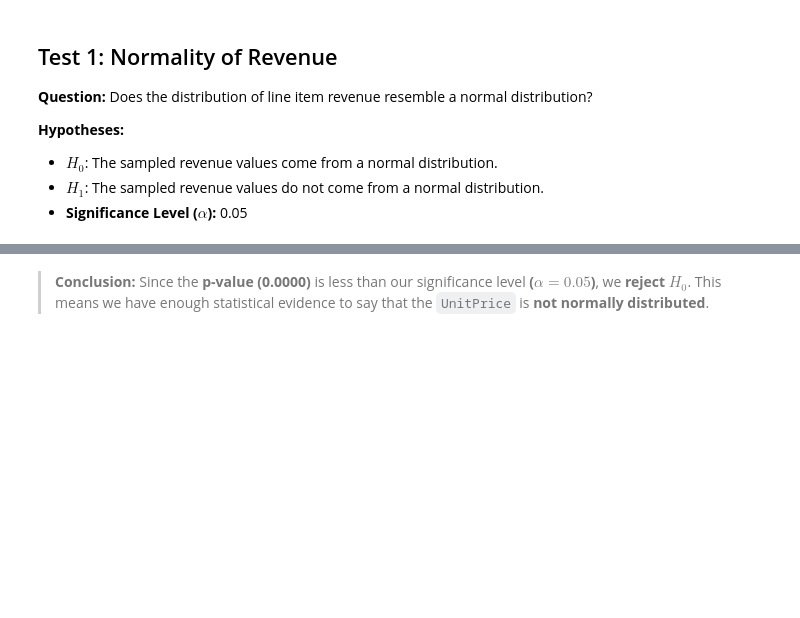
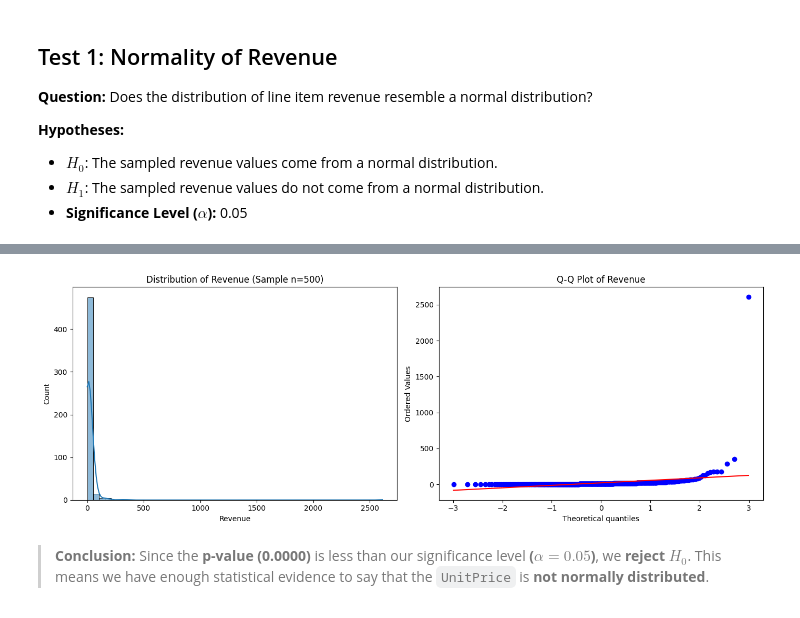
Before and after one commit to fermow/SBU-Data-Science-2026, a Jupyter notebook: Assignment_1/jupyter_notebooks_and_reports/statistical_analysis/e_commerce_statistical_analysis.ipynb, the cells around one changed output, grey strips where cells are left out. Drawn from its saved outputs; the diff is of its cells as text; code cells hidden in the pictures; blank space fills up the shorter version.

```diff
--- a/Assignment_1/jupyter_notebooks_and_reports/statistical_analysis/e_commerce_statistical_analysis.ipynb
+++ b/Assignment_1/jupyter_notebooks_and_reports/statistical_analysis/e_commerce_statistical_analysis.ipynb
@@ -77,3 +93,15 @@ Statistic: 0.2835, P-value: 0.0000
+# %%
+fig, axes = plt.subplots(1, 2, figsize=(14, 5))
+sb.histplot(samlple_data, bins=50, kde=True, ax=axes[0])
+axes[0].set_title("Distribution of Revenue (Sample n=500)")
+axes[0].set_xlabel("Revenue")
+stats.probplot(samlple_data, dist="norm", plot=axes[1])
+axes[1].set_title("Q-Q Plot of Revenue")
+plt.tight_layout()
+plt.savefig("figures/revenue_normality.png", dpi=300, bbox_inches="tight")
+plt.show()
+# %% [output]
+[figure, added]
 # %% [markdown]
 > **Conclusion:**
 > Since the **p-value (0.0000)** is less than our significance level **($\alpha = 0.05$)**, we **reject $H_0$**.
```
Also changed, not shown: parts of 11 cells of this notebook, 1 other file.
